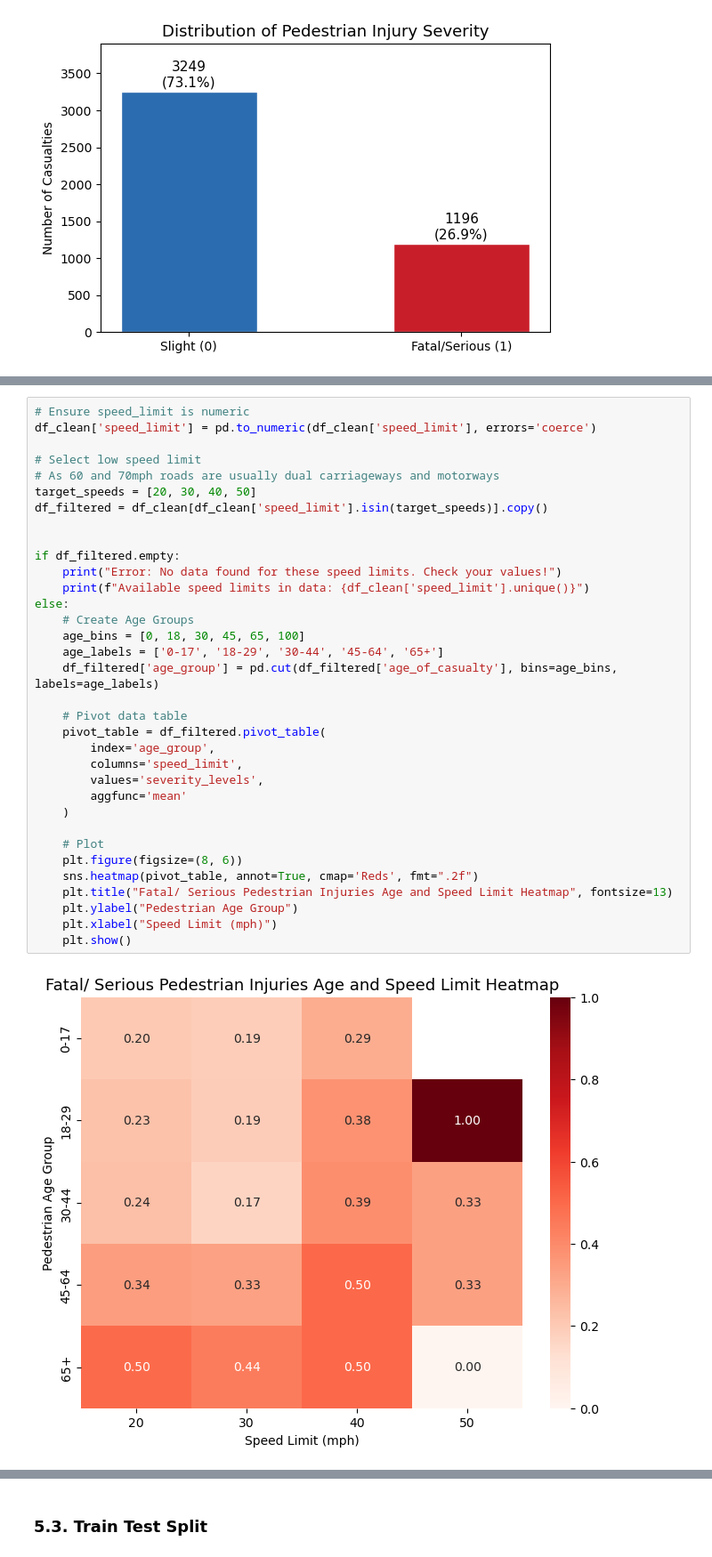
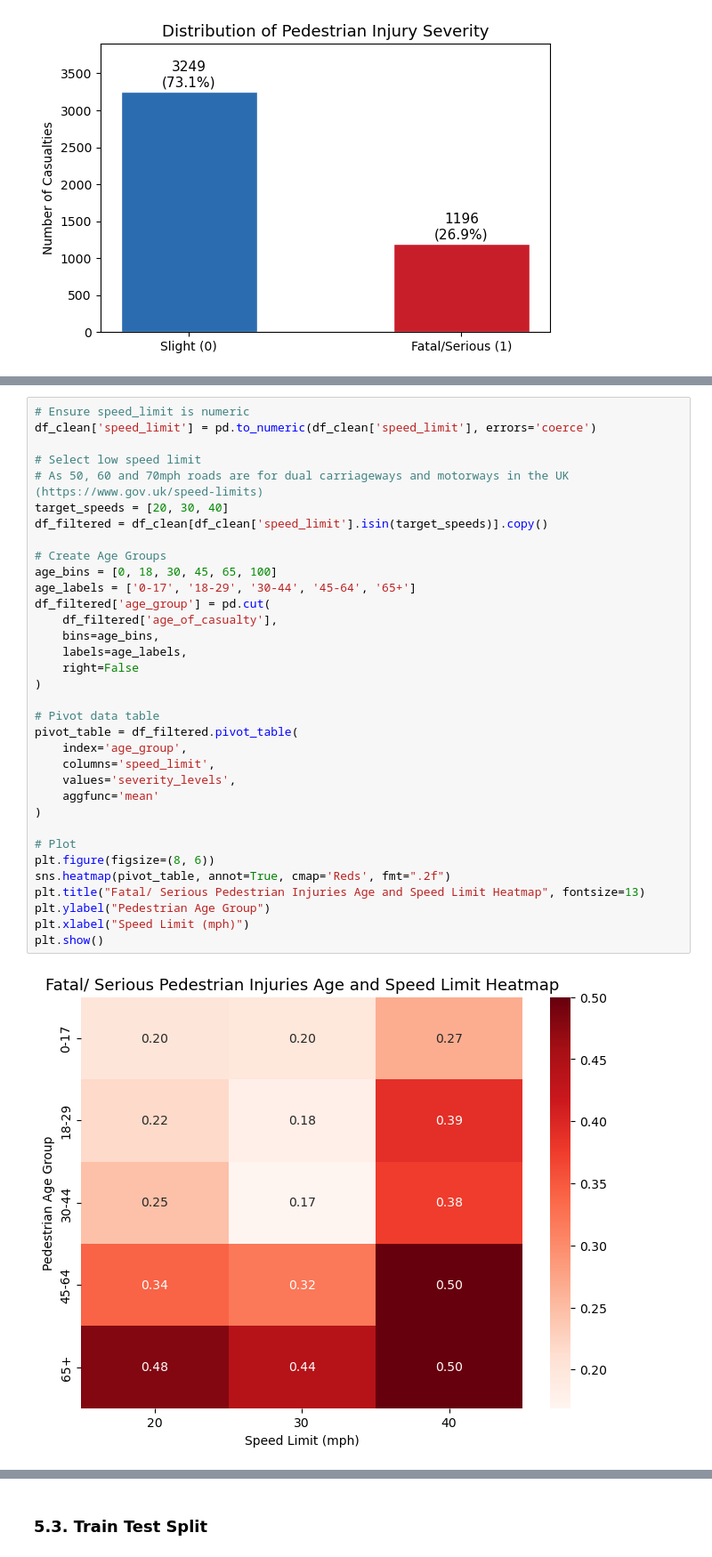
Before and after one commit to christychoicc/DSSS_Coursework, a Jupyter notebook: DSSS_Pedestrian_Severity.ipynb, the cells around one changed output, grey strips where cells are left out. Shown at 89% size. Saved outputs shown, nothing was run; the diff lists cells and outputs as text.

```diff
--- a/DSSS_Pedestrian_Severity.ipynb
+++ b/DSSS_Pedestrian_Severity.ipynb
@@ -714,36 +729,36 @@ Name: speed_limit, dtype: float64
 # %%
 # Ensure speed_limit is numeric
 df_clean['speed_limit'] = pd.to_numeric(df_clean['speed_limit'], errors='coerce')
 
 # Select low speed limit
-# As 60 and 70mph roads are usually dual carriageways and motorways
-target_speeds = [20, 30, 40, 50]
+# As 50, 60 and 70mph roads are for dual carriageways and motorways in the UK (https://www.gov.uk/speed-limits)
+target_speeds = [20, 30, 40]
 df_filtered = df_clean[df_clean['speed_limit'].isin(target_speeds)].copy()
 
+# Create Age Groups
+age_bins = [0, 18, 30, 45, 65, 100]
+age_labels = ['0-17', '18-29', '30-44', '45-64', '65+']
+df_filtered['age_group'] = pd.cut(
+    df_filtered['age_of_casualty'],
+    bins=age_bins,
+    labels=age_labels,
+    right=False
+)
 
-if df_filtered.empty:
-    print("Error: No data found for these speed limits. Check your values!")
-    print(f"Available speed limits in data: {df_clean['speed_limit'].unique()}")
-else:
-    # Create Age Groups
-    age_bins = [0, 18, 30, 45, 65, 100]
-    age_labels = ['0-17', '18-29', '30-44', '45-64', '65+']
-    df_filtered['age_group'] = pd.cut(df_filtered['age_of_casualty'], bins=age_bins, labels=age_labels)
+# Pivot data table
+pivot_table = df_filtered.pivot_table(
+    index='age_group',
+    columns='speed_limit',
+    values='severity_levels',
+    aggfunc='mean'
+)
 
-    # Pivot data table
-    pivot_table = df_filtered.pivot_table(
-        index='age_group',
-        columns='speed_limit',
-        values='severity_levels',
-        aggfunc='mean'
-    )
-
-    # Plot
-    plt.figure(figsize=(8, 6))
-    sns.heatmap(pivot_table, annot=True, cmap='Reds', fmt=".2f")
-    plt.title("Fatal/ Serious Pedestrian Injuries Age and Speed Limit Heatmap", fontsize=13)
-    plt.ylabel("Pedestrian Age Group")
-    plt.xlabel("Speed Limit (mph)")
-    plt.show()
+# Plot
+plt.figure(figsize=(8, 6))
+sns.heatmap(pivot_table, annot=True, cmap='Reds', fmt=".2f")
+plt.title("Fatal/ Serious Pedestrian Injuries Age and Speed Limit Heatmap", fontsize=13)
+plt.ylabel("Pedestrian Age Group")
+plt.xlabel("Speed Limit (mph)")
+plt.show()
 # %% [output]
-[figure, old version]
+[figure, new version]
```
Also changed, not shown: parts of 10 cells of this notebook.
